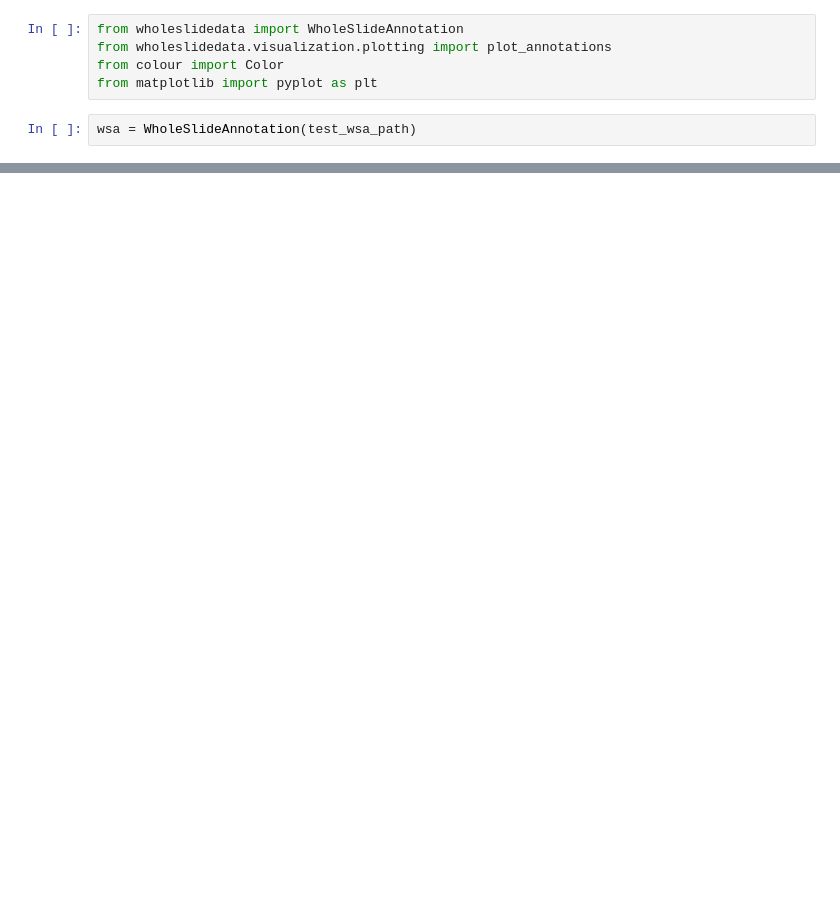
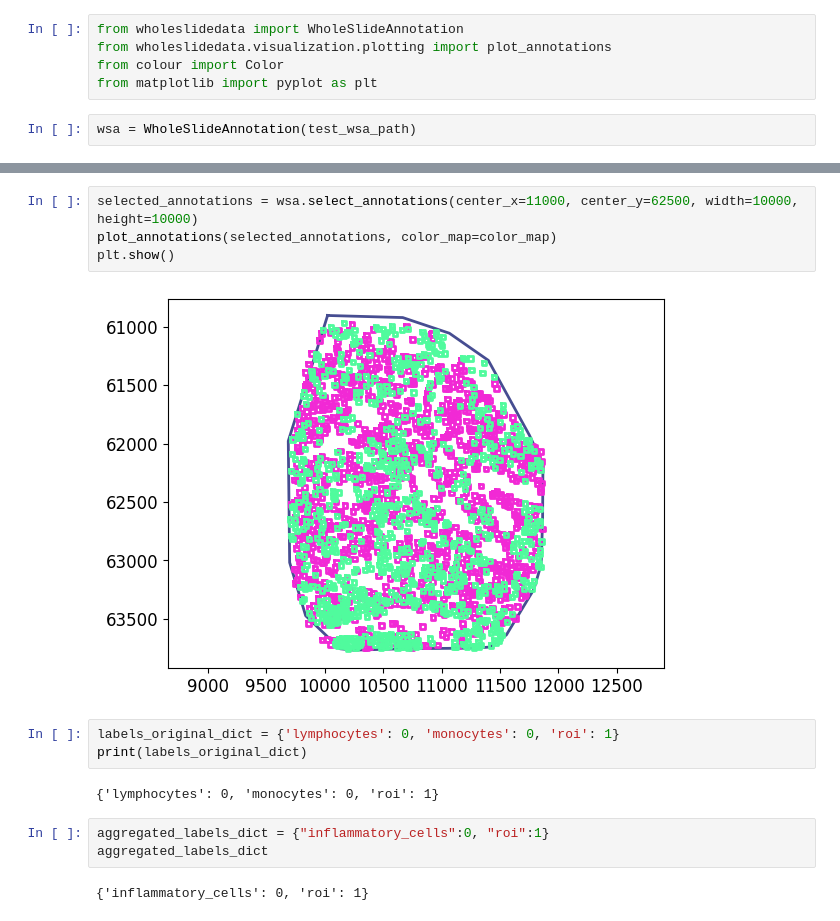
Before and after one commit to AImageLab-zip/MONKEY_challenge_ziplab, a Jupyter notebook: source/notebooks/4_whole_slide_data.ipynb, the cells around one changed output, grey strips where cells are left out. Drawn from its saved outputs; the diff is of its cells as text; blank space fills up the shorter version.

```diff
--- a/source/notebooks/4_whole_slide_data.ipynb
+++ b/source/notebooks/4_whole_slide_data.ipynb
@@ -163,0 +196,16 @@ plot_annotations(wsa.annotations, color_map=color_map)
+# %%
+selected_annotations = wsa.select_annotations(center_x=11000, center_y=62500, width=10000, height=10000)
+plot_annotations(selected_annotations, color_map=color_map)
+plt.show()
+# %% [output]
+[figure, added]
+# %%
+labels_original_dict = {'lymphocytes': 0, 'monocytes': 0, 'roi': 1}
+print(labels_original_dict)
+# %% [output]
+{'lymphocytes': 0, 'monocytes': 0, 'roi': 1}
+# %%
+aggregated_labels_dict = {"inflammatory_cells":0, "roi":1}
+aggregated_labels_dict
+# %% [output]
+{'inflammatory_cells': 0, 'roi': 1}
```
Also changed, not shown: parts of 19 cells of this notebook.
